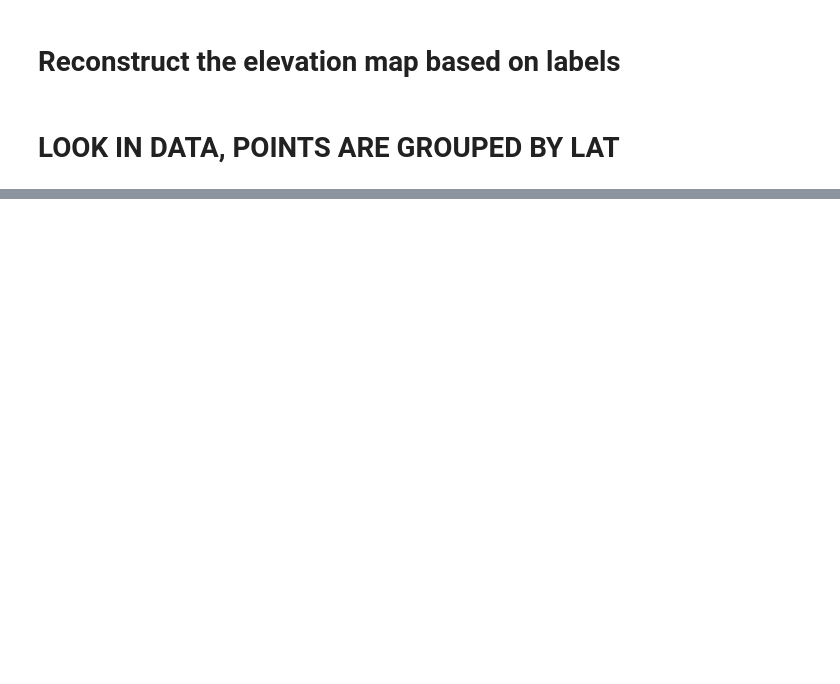
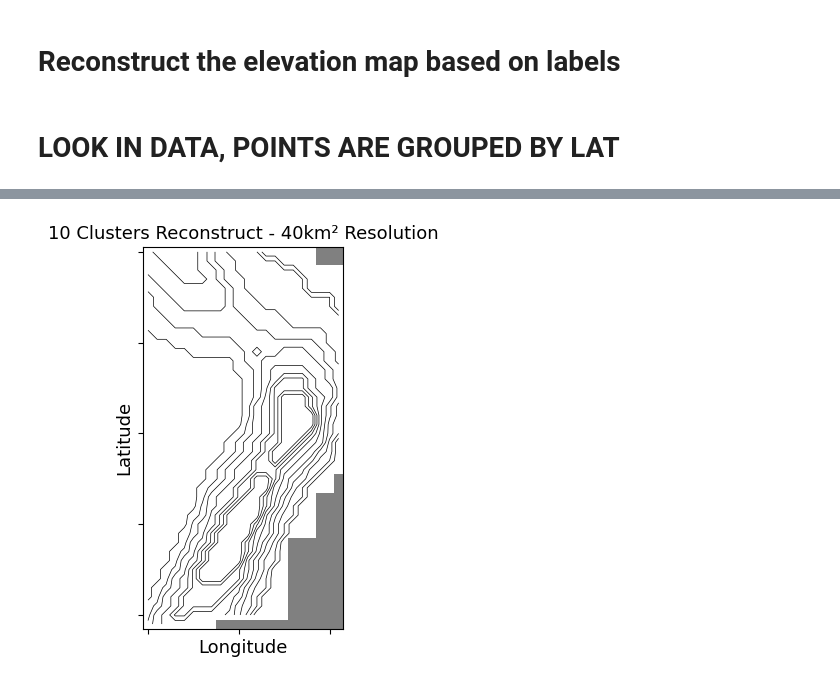
Before and after one commit to jyhong05/CFL_Research, a Jupyter notebook: altitude_extraction/run_cfl.ipynb, the cells around one changed output, grey strips where cells are left out. Cells and saved outputs as stored; diff of their text form; code cells hidden in the pictures; blank space fills up the shorter version.

```diff
--- a/altitude_extraction/run_cfl.ipynb
+++ b/altitude_extraction/run_cfl.ipynb
@@ -153,0 +144,4 @@ reconstruct_temps = reconstruct_groups(train_data, xlbls, title=f'{resolution} +
+# %%
+_ = reconstruct_contour(train_data, xlbls, n_clusters, title=f'{n_clusters} Clusters Reconstruct - {resolution}² Resolution')
+# %% [output]
+[figure, added]
```
Also changed, not shown: parts of 7 cells of this notebook, 34 other files.
